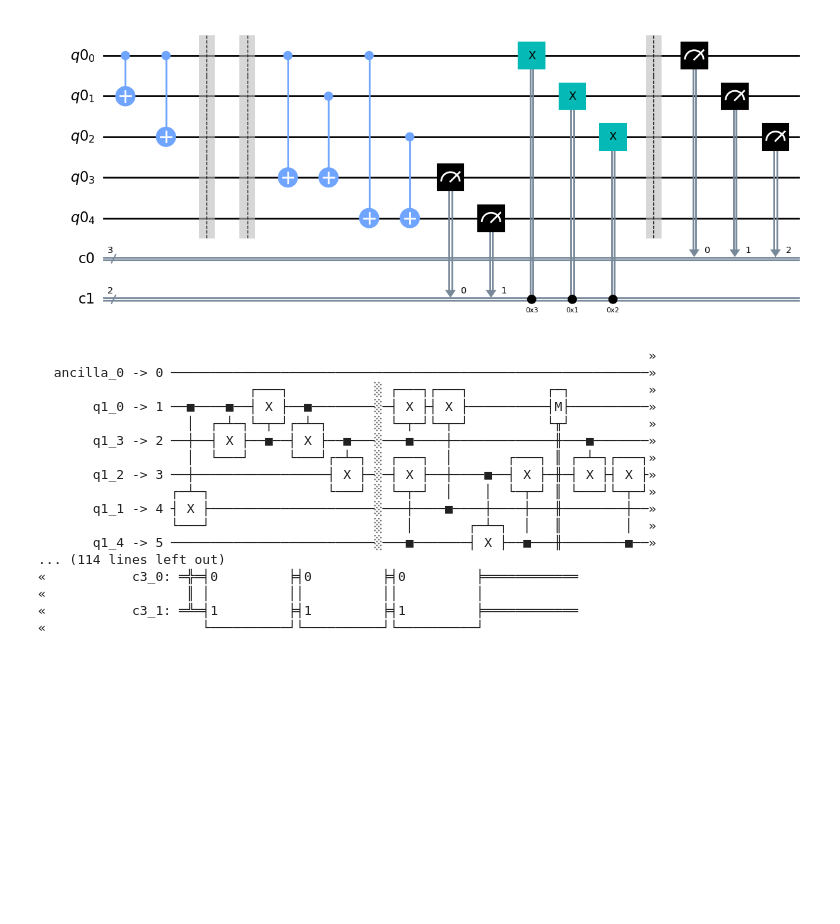
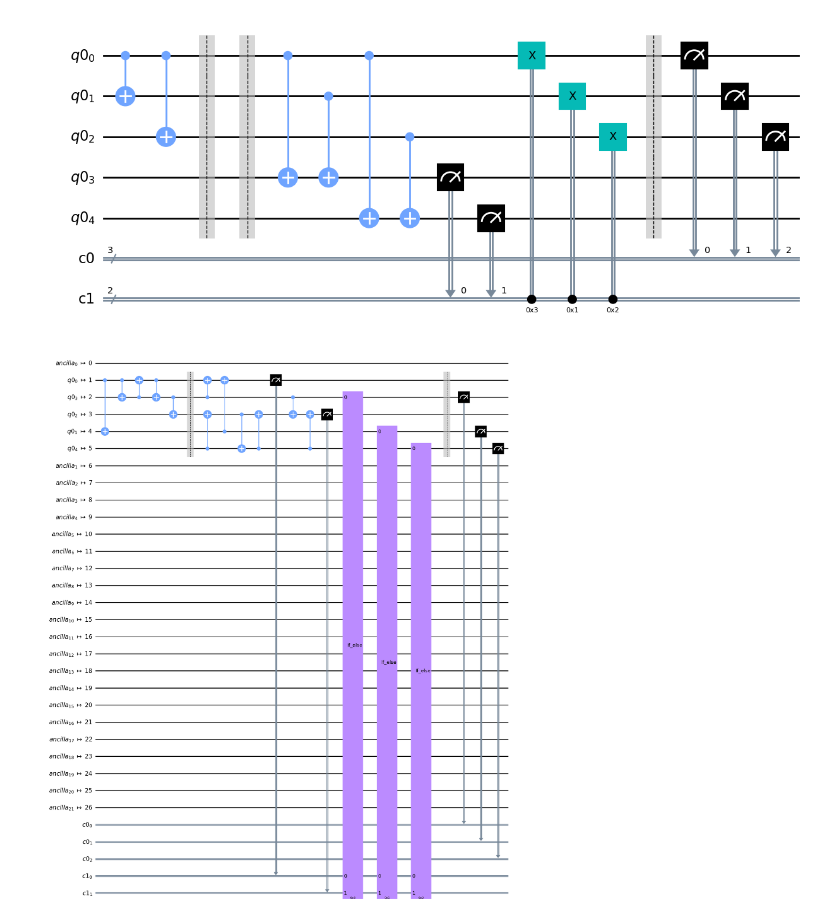
Before and after one commit to dyheo619/2023Q, a Jupyter notebook: repetition-code/basic-circuits.ipynb, the cells around one changed output. Saved outputs shown, nothing was run; the diff lists cells and outputs as text; code cells hidden in the pictures; blank space fills up the shorter version.

```diff
--- a/repetition-code/basic-circuits.ipynb
+++ b/repetition-code/basic-circuits.ipynb
@@ -75,25 +64,9 @@ from qiskit import transpile
 
 transpiled_circuit = transpile(qc, backend)
 # %%
-transpiled_circuit.draw()
+transpiled_circuit.draw('mpl')
 # %% [output]
-                                                                              »
-  ancilla_0 -> 0 ─────────────────────────────────────────────────────────────»
-                           ┌───┐           ░ ┌───┐┌───┐          ┌─┐          »
-       q1_0 -> 1 ──■────■──┤ X ├──■────────░─┤ X ├┤ X ├──────────┤M├──────────»
-                   │  ┌─┴─┐└─┬─┘┌─┴─┐      ░ └─┬─┘└─┬─┘          └╥┘          »
-       q1_3 -> 2 ──┼──┤ X ├──■──┤ X ├──■───░───■────┼─────────────╫───■───────»
-                   │  └───┘     └───┘┌─┴─┐ ░ ┌───┐  │       ┌───┐ ║ ┌─┴─┐┌───┐»
-       q1_2 -> 3 ──┼─────────────────┤ X ├─░─┤ X ├──┼────■──┤ X ├─╫─┤ X ├┤ X ├»
-                 ┌─┴─┐               └───┘ ░ └─┬─┘  │    │  └─┬─┘ ║ └───┘└─┬─┘»
-       q1_1 -> 4 ┤ X ├─────────────────────░───┼────■────┼────┼───╫────────┼──»
-                 └───┘                     ░   │       ┌─┴─┐  │   ║        │  »
-       q1_4 -> 5 ──────────────────────────░───■───────┤ X ├──■───╫────────■──»
-... (114 lines left out)
-«           c3_0: ═╬═╡0         ╞╡0         ╞╡0         ╞════════════
-«                  ║ │          ││          ││          │
-«           c3_1: ═╩═╡1         ╞╡1         ╞╡1         ╞════════════
-«                    └──────────┘└──────────┘└──────────┘
+[figure, added]
 # %%
 job = backend.run(transpiled_circuit)
 # %%
```
Also changed, not shown: parts of 30 cells of this notebook.
